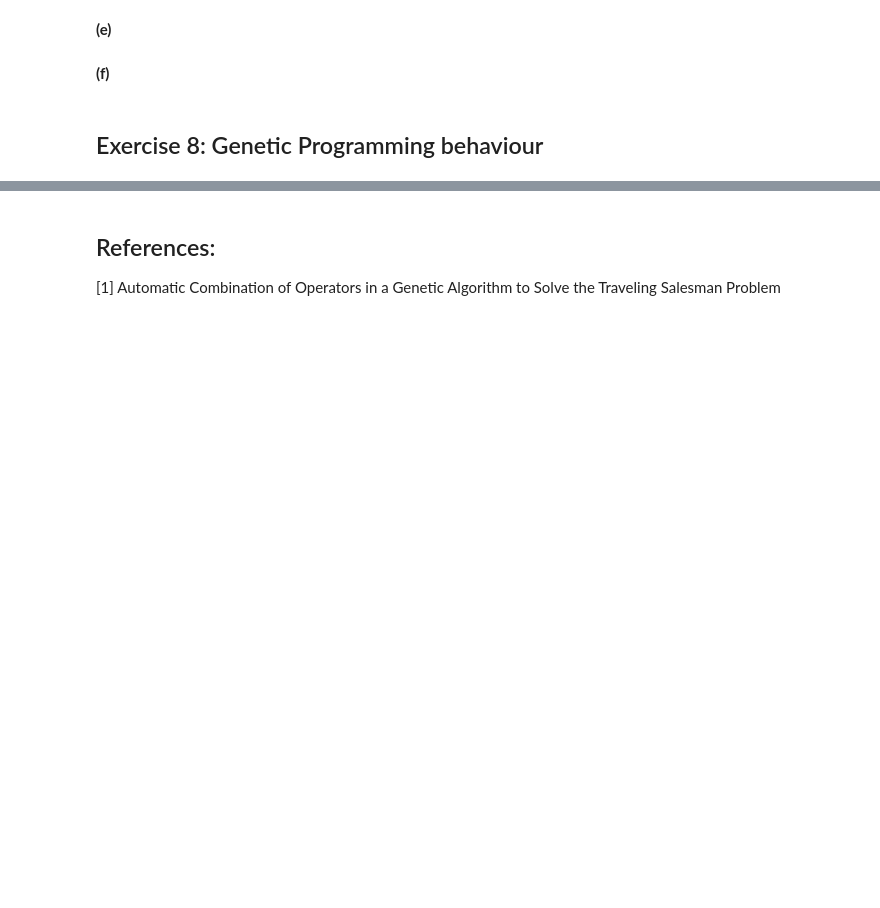
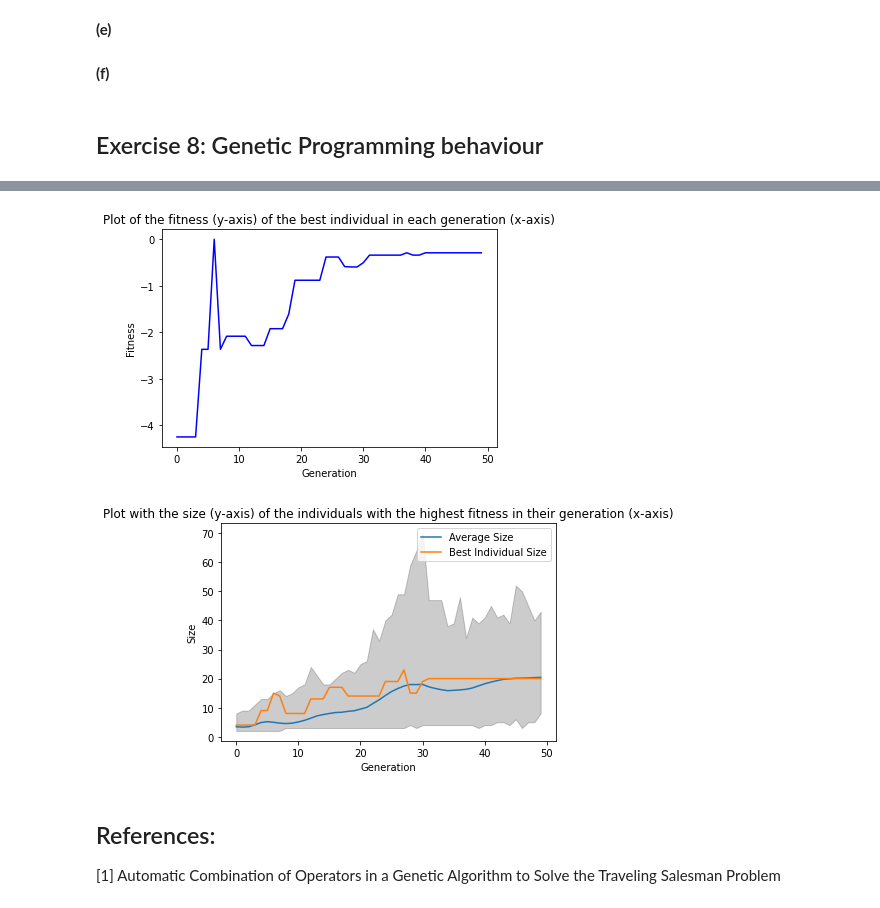
Before and after one commit to lkruger27/NaturalComputing, a Jupyter notebook: Week1CodingSolutions.ipynb, the cells around one changed output, grey strips where cells are left out. Cells and saved outputs as stored; diff of their text form; code cells hidden in the pictures; blank space fills up the shorter version.

```diff
--- a/Week1CodingSolutions.ipynb
+++ b/Week1CodingSolutions.ipynb
@@ -916,3 +1106,28 @@ plt.show()
+# %%
+gen = np.arange(0, 50).tolist()
+
+#plot for exercise 8a
+plt.plot(gen, fit_max, "b-", label="Minimum Fitness")
+plt.title("Plot of the fitness (y-axis) of the best individual in each generation (x-axis)")
+plt.ylabel("Fitness")
+plt.xlabel("Generation")
+plt.show()
+
+#plot for exercise 8b
+plt.plot(gen, size_avgs, label="Average Size")
+plt.plot(gen, best_ind, label="Best Individual Size")
+plt.fill_between(gen, size_min, size_max,
+                 facecolor="orange", # The fill color
+                 color='black',       # The outline color
+                 alpha=0.2)          # Transparency of the fill
+plt.title("Plot with the size (y-axis) of the individuals with the highest fitness in their generation (x-axis)")
+plt.ylabel("Size")
+plt.xlabel("Generation")
+plt.legend()
+plt.show()
+# %% [output]
+[figure, added]
+[figure, added]
 # %% [markdown]
 ## References:
 
```
Also changed, not shown: parts of 19 cells of this notebook, 4 other files.
